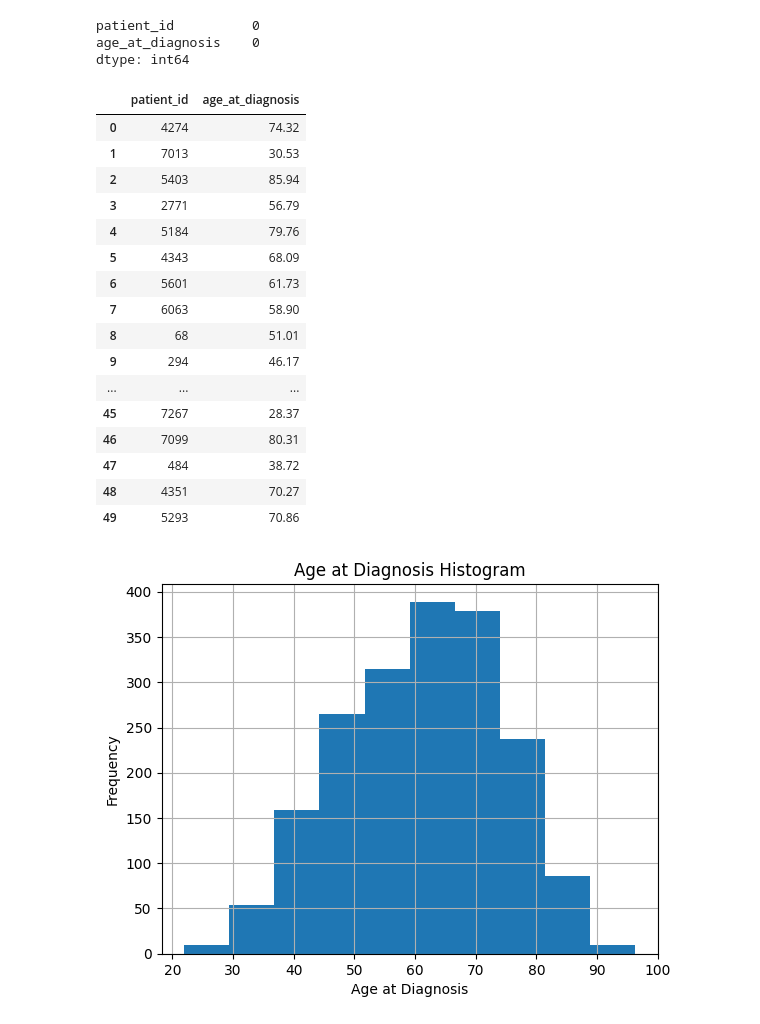
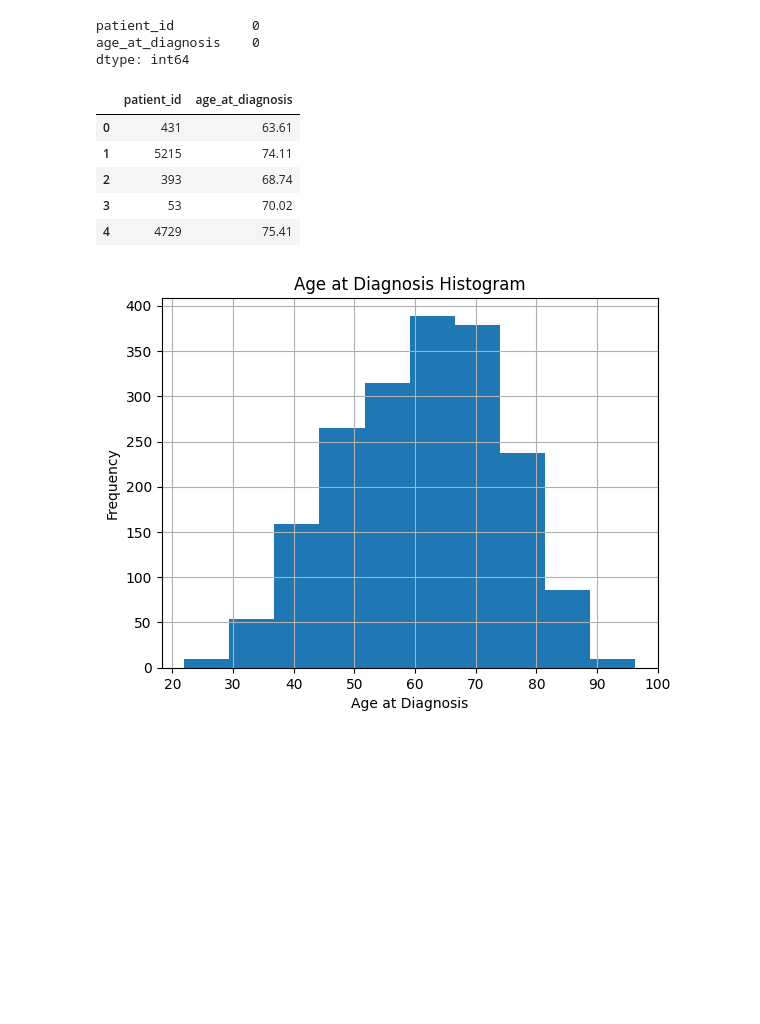
Before and after one commit to amr-salah92/Breast-Cancer-Gene-Expression-by-age-Analysis, a Jupyter notebook: breast cancer gene expresion.ipynb, the cells around one changed output. Saved outputs shown, nothing was run; the diff lists cells and outputs as text; code cells hidden in the pictures; blank space fills up the shorter version.

```diff
--- a/breast cancer gene expresion.ipynb
+++ b/breast cancer gene expresion.ipynb
@@ -9,6 +12,6 @@ from scipy.stats import norm
 # %%
-data = pd.read_csv(r'C:\Users\DELL2025\Downloads\Compressed\Breast Cancer Gene Expression.csv')
-data.head()
+data_o = pd.read_csv(r'C:\Users\DELL2025\Downloads\Compressed\Breast Cancer Gene Expression.csv')
+data_o.head()
 # %% [output]
 |  | patient_id | age_at_diagnosis | type_of_breast_surgery | cancer_type | cancer_type_detailed | cellularity | ... |
 | 0 | 0 | 75.65 | MASTECTOMY | Breast Cancer | Breast Invasive Ductal Carcinoma | NaN | ... |
@@ -19,0 +29,2 @@ data.head()
+# %%
+data_o[['cancer_type_detailed','cellularity']].dropna(inplace=True)
@@ -20,5 +74,5 @@ data.head()
 # %%
-data = data[["patient_id", "age_at_diagnosis"]]
+data = data_o[["patient_id", "age_at_diagnosis"]]
 data.head()
 # %% [output]
 |  | patient_id | age_at_diagnosis |
@@ -59,25 +113,14 @@ age_at_diagnosis    0
 dtype: int64
 # %%
 samp = data[["patient_id", "age_at_diagnosis"]].sample(50).reset_index(drop=True)
-samp
+samp.head()
 # %% [output]
 |  | patient_id | age_at_diagnosis |
-| 0 | 4274 | 74.32 |
-| 1 | 7013 | 30.53 |
-| 2 | 5403 | 85.94 |
-| 3 | 2771 | 56.79 |
-| 4 | 5184 | 79.76 |
-| 5 | 4343 | 68.09 |
-| 6 | 5601 | 61.73 |
-| 7 | 6063 | 58.90 |
-| 8 | 68 | 51.01 |
-| 9 | 294 | 46.17 |
-| ... | ... | ... |
-| 45 | 7267 | 28.37 |
-| 46 | 7099 | 80.31 |
-| 47 | 484 | 38.72 |
-| 48 | 4351 | 70.27 |
-| 49 | 5293 | 70.86 |
+| 0 | 431 | 63.61 |
+| 1 | 5215 | 74.11 |
+| 2 | 393 | 68.74 |
+| 3 | 53 | 70.02 |
+| 4 | 4729 | 75.41 |
 # %%
 plt.figure()
 data["age_at_diagnosis"].hist()
```
Also changed, not shown: parts of 14 cells of this notebook.
